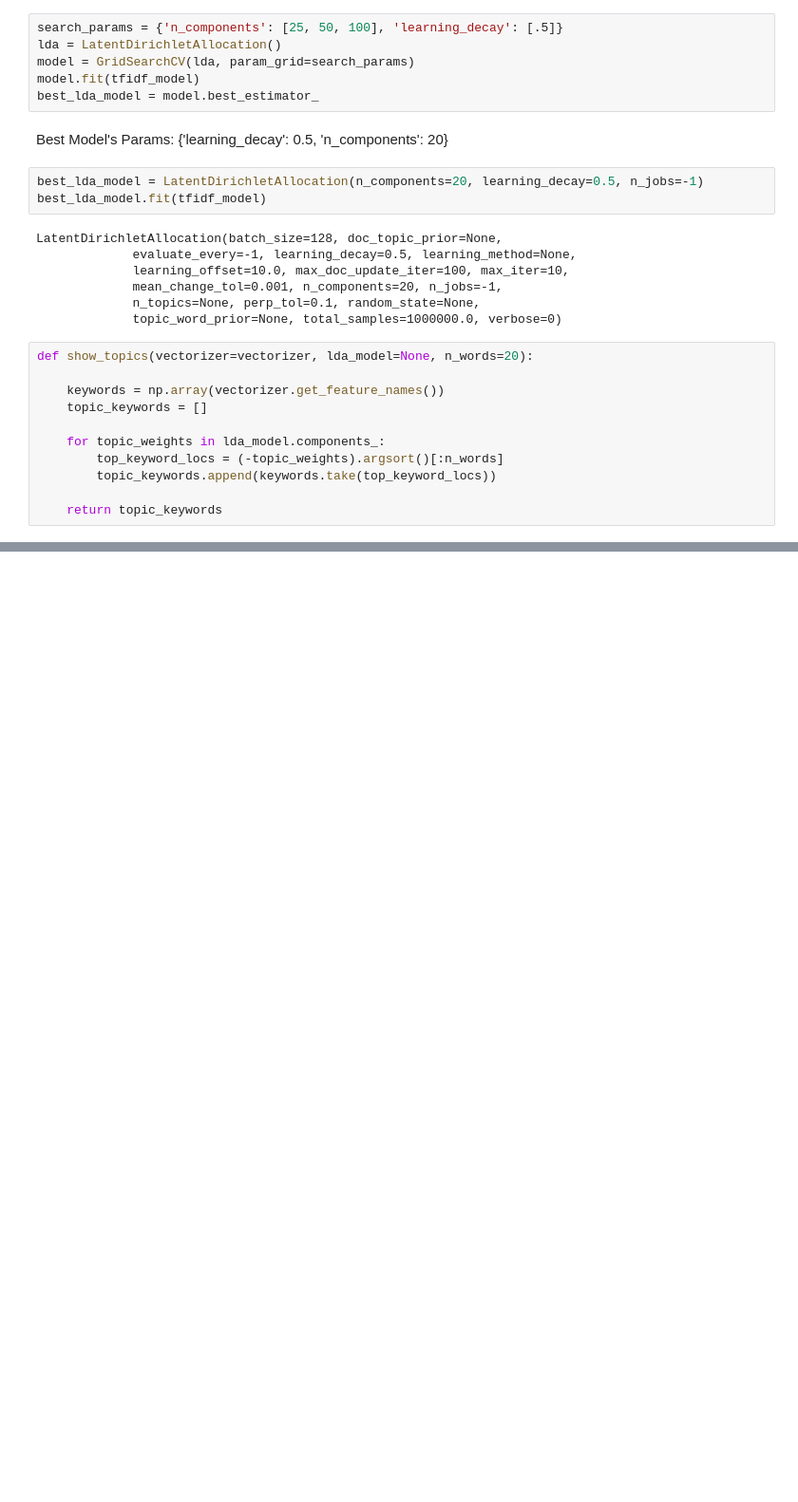
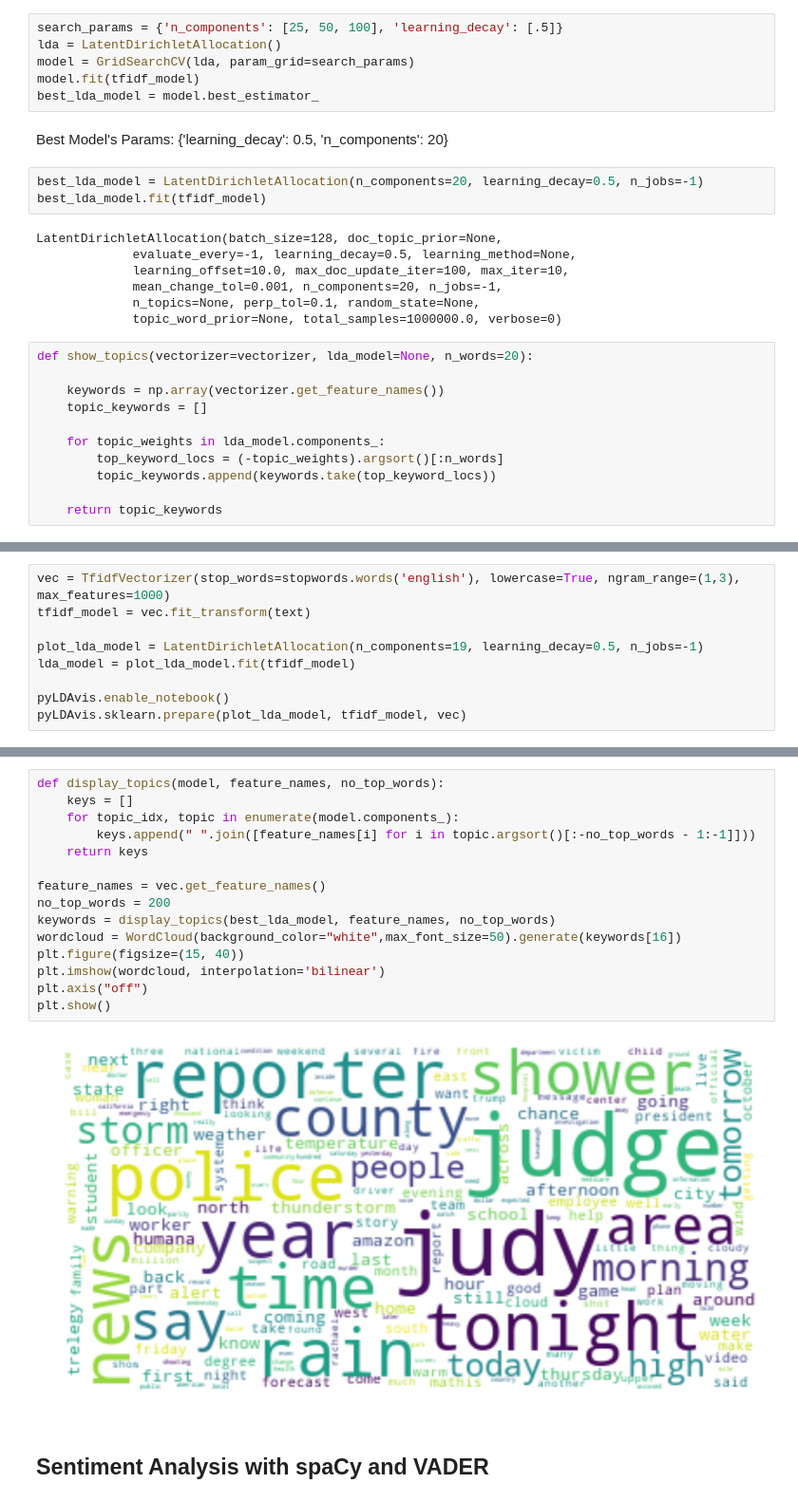
Before and after one commit to albertolovell/closed_caption_classifier, a Jupyter notebook: capstone.ipynb, the cells around one changed output, grey strips where cells are left out. Shown at 95% size. Drawn from its saved outputs; the diff is of its cells as text; blank space fills up the shorter version.

Commit message:
capstone notebook

```diff
--- a/capstone.ipynb
+++ b/capstone.ipynb
@@ -229,0 +332,9 @@ df_topic_keywords
+# %%
+vec = TfidfVectorizer(stop_words=stopwords.words('english'), lowercase=True, ngram_range=(1,3), max_features=1000)
+tfidf_model = vec.fit_transform(text)
+
+plot_lda_model = LatentDirichletAllocation(n_components=19, learning_decay=0.5, n_jobs=-1)
+lda_model = plot_lda_model.fit(tfidf_model)
+
+pyLDAvis.enable_notebook()
+pyLDAvis.sklearn.prepare(plot_lda_model, tfidf_model, vec)
@@ -229,0 +348,19 @@ df_topic_keywords
+# %%
+def display_topics(model, feature_names, no_top_words):
+    keys = []
+    for topic_idx, topic in enumerate(model.components_):
+        keys.append(" ".join([feature_names[i] for i in topic.argsort()[:-no_top_words - 1:-1]]))
+    return keys
+
+feature_names = vec.get_feature_names()
+no_top_words = 200
+keywords = display_topics(best_lda_model, feature_names, no_top_words)
+wordcloud = WordCloud(background_color="white",max_font_size=50).generate(keywords[16])
+plt.figure(figsize=(15, 40))
+plt.imshow(wordcloud, interpolation='bilinear')
+plt.axis("off")
+plt.show()
+# %% [output]
+[figure, added]
+# %% [markdown]
+## Sentiment Analysis with spaCy and VADER
```
Also changed, not shown: parts of 21 cells of this notebook, 1 other file.
